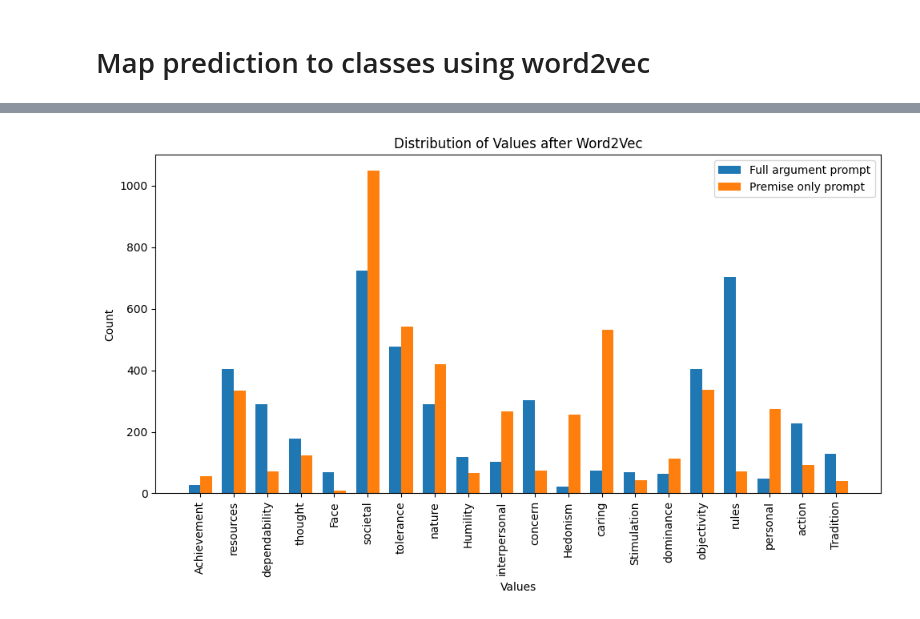
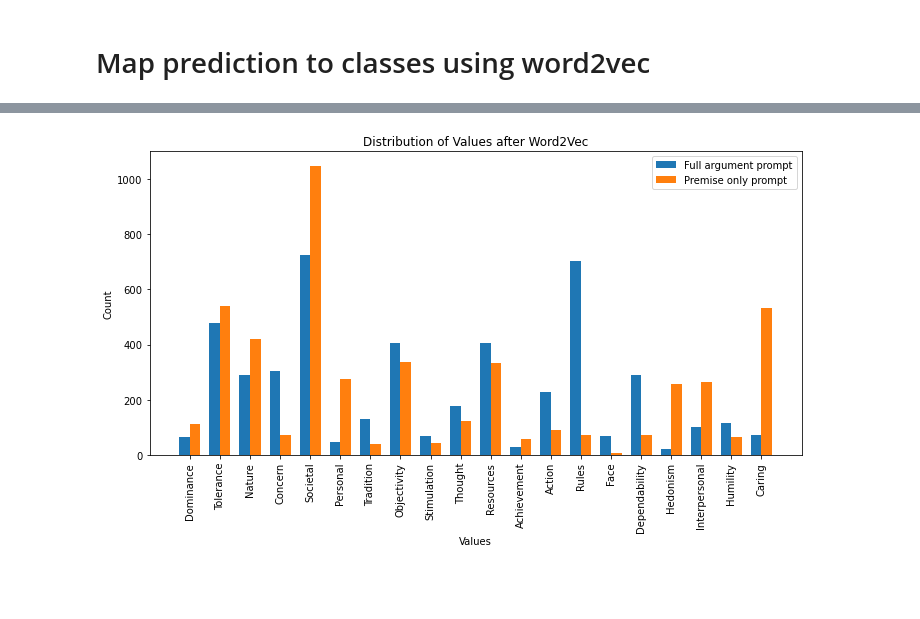
Before and after one commit to Lisa-dk/LTP, a Jupyter notebook: notebook.ipynb, the cells around one changed output, grey strips where cells are left out. Saved outputs shown, nothing was run; the diff lists cells and outputs as text; code cells hidden in the pictures; blank space fills up the shorter version.

Commit message:
all models together

```diff
--- a/notebook.ipynb
+++ b/notebook.ipynb
@@ -19,0 +26,7 @@ To enable the following instructions: AVX2 FMA, in other operations, rebuild Ten
+# %%
+nltk.download('stopwords')
+nltk.download('wordnet')
+np.random.seed(42)
+
+def saveplot(title, folder="figures"):
+    plt.savefig(os.path.join(folder, title + ".pdf"), bbox_inches="tight")
@@ -463,12 +304,11 @@ model_checkpoint = "distilbert-base-uncased"
 distilbert_model = AutoModelForMaskedLM.from_pretrained(model_checkpoint)
 distilbert_tokenizer = AutoTokenizer.from_pretrained(model_checkpoint)
 
-
 def get_predictions(column):
 
     predictions = []
 
-    for text in data["test"][column]:
+    for text in tqdm(data["test"][column]):
 
         inputs = distilbert_tokenizer(text, return_tensors="pt")
         token_logits = distilbert_model(**inputs).logits
@@ -492,11 +332,7 @@ predictions_2 = get_predictions("Argument_2_mask")
 # %% [markdown]
 # Map prediction to classes using word2vec
 # %%
-from gensim import models
-import numpy as np
-from gensim.models import KeyedVectors
-
-word2vec_path = "C:\Work\RUG\Master\Language technology project\GoogleNews-vectors-negative300.bin" # get this from: https://drive.google.com/file/d/0B7XkCwpI5KDYNlNUTTlSS21pQmM/edit?usp=sharing
+word2vec_path = "GoogleNews-vectors-negative300.bin" # get this from: https://drive.google.com/file/d/0B7XkCwpI5KDYNlNUTTlSS21pQmM/edit?usp=sharing
 model = models.KeyedVectors.load_word2vec_format(word2vec_path, binary=True)
 # %%
 def map_words_to_classes(candidate_words, classes, num_classes):
@@ -560,38 +396,36 @@ data["test"].head()
 | 3 | A26024 | We should prohibit women in combat | in favor of | women shouldn't be in combat beca... | [0, 0, 0, 0, 1, 0, 0, 0, 0, 0, 0,... | [Achievement] | The premise women shouldn't be in... | The premise women shouldn't be in... | ... |
 | 4 | A26026 | We should ban naturopathy | in favor of | once eradicated illnesses are ret... | [0, 0, 0, 0, 1, 0, 0, 0, 1, 1, 0,... | [Achievement, personal, societal,... | The premise once eradicated illne... | The premise once eradicated illne... | ... |
 # %%
-import pandas as pd
-import matplotlib.pyplot as plt
-
 flat_strings1 = [item for sublist in data["test"]['Prediction_1'] for item in sublist]
 flat_strings2 = [item for sublist in data["test"]['Prediction_2'] for item in sublist]
 
 string_counts1 = pd.Series(flat_strings1).value_counts()
 string_counts2 = pd.Series(flat_strings2).value_counts()
 
 unique_strings = list(set(string_counts1.index) | set(string_counts2.index))
 
 string_counts1 = string_counts1.reindex(unique_strings, fill_value=0)
 string_counts2 = string_counts2.reindex(unique_strings, fill_value=0)
 
 x = np.arange(len(unique_strings))
 
 width = 0.35
 fig, ax = plt.subplots(figsize=(10, 6))
 rects1 = ax.bar(x - width/2, string_counts1, width, label='Full argument prompt')
 rects2 = ax.bar(x + width/2, string_counts2, width, label='Premise only prompt')
 
 ax.set_xlabel('Values')
 ax.set_ylabel('Count')
 ax.set_title('Distribution of Values after Word2Vec')
 ax.set_xticks(x)
-ax.set_xticklabels(unique_strings, rotation=90)
+ax.set_xticklabels([x.title() for x in unique_strings], rotation=90)
 ax.legend()
 
 plt.tight_layout()
+saveplot("word2vec_dist")
 plt.show()
 # %% [output]
-[figure, old version]
+[figure, new version]
 # %%
 def one_hot_encode(words):
     encoding = np.zeros(len(label_values_single), dtype=int)
```
Also changed, not shown: parts of 22 cells of this notebook, 14 other files.
